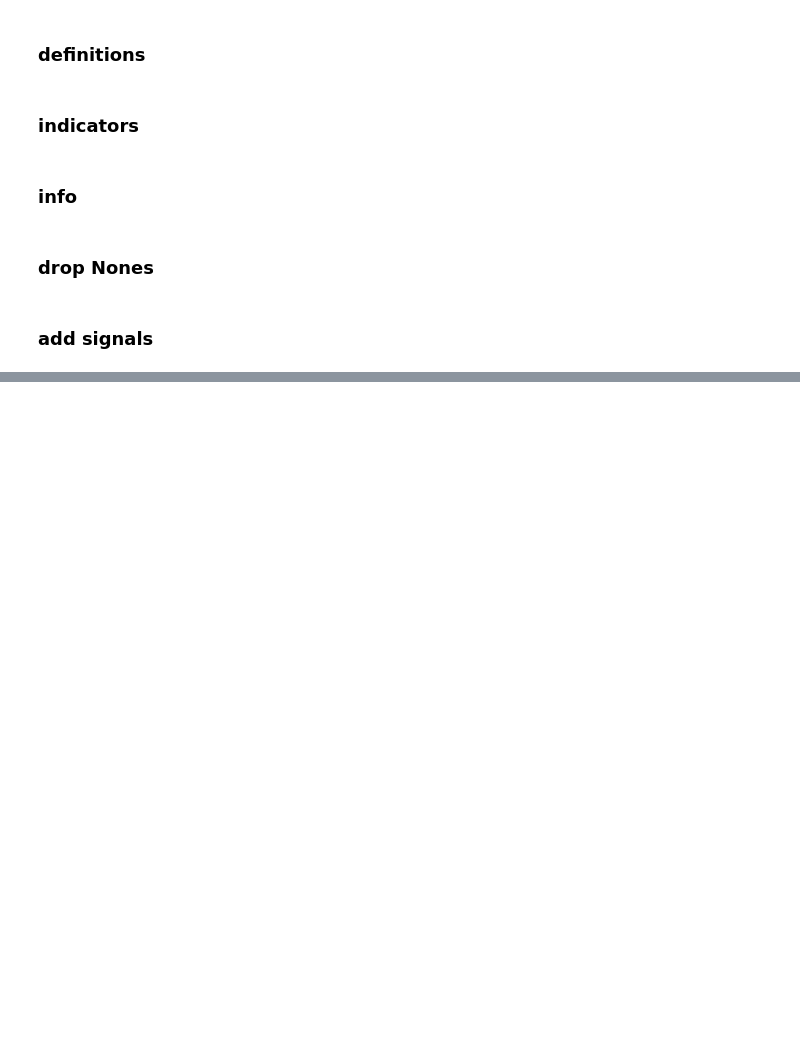
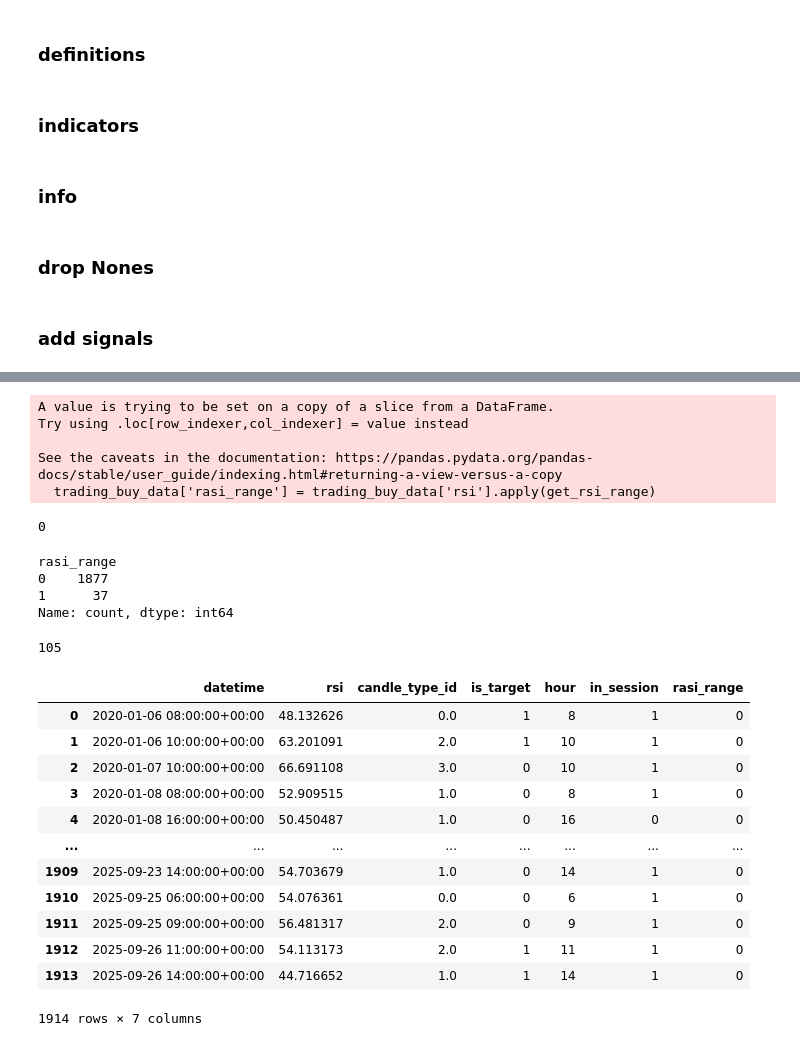
Before and after one commit to s0hei1/data_labs, a Jupyter notebook: financial_markets/0001_gbpusd_1h_backtest/gbp_usd_1h_backtest.ipynb, the cells around one changed output, grey strips where cells are left out. Cells and saved outputs as stored; diff of their text form; code cells hidden in the pictures; blank space fills up the shorter version.

```diff
--- a/financial_markets/0001_gbpusd_1h_backtest/gbp_usd_1h_backtest.ipynb
+++ b/financial_markets/0001_gbpusd_1h_backtest/gbp_usd_1h_backtest.ipynb
@@ -232,0 +277,2 @@ AutoOrderedDict([('total', 1066),
+# %%
+trading_buy_data['hour'] = trading_buy_data['datetime'].apply(lambda d : int(str(d).split()[1].split(':')[0]))
@@ -232,0 +285,2 @@ AutoOrderedDict([('total', 1066),
+# %%
+trading_buy_data['in_session'] = trading_buy_data['hour'].apply(lambda h : 1 if h in range(4,16) else 0)
@@ -232,0 +297,47 @@ AutoOrderedDict([('total', 1066),
+# %%
+def get_rsi_range(rsi):
+    if 30 <= rsi <= 70:
+        return 0
+    if rsi > 70:
+        return 1
+    if rsi < 30:
+        return 2
+# %%
+trading_buy_data['rasi_range'] = trading_buy_data['rsi'].apply(get_rsi_range)
+# %% [output]
+A value is trying to be set on a copy of a slice from a DataFrame.
+Try using .loc[row_indexer,col_indexer] = value instead
+
+See the caveats in the documentation: https://pandas.pydata.org/pandas-docs/stable/user_guide/indexing.html#returning-a-view-versus-a-copy
+  trading_buy_data['rasi_range'] = trading_buy_data['rsi'].apply(get_rsi_range)
+# %%
+len(trading_buy_data[(trading_buy_data['is_target'] == 1) & (trading_buy_data['rasi_range'] == 2)])
+# %% [output]
+0
+# %%
+trading_buy_data['rasi_range'].value_counts()
+# %% [output]
+rasi_range
+0    1877
+1      37
+Name: count, dtype: int64
+# %%
+len(trading_buy_data[(trading_buy_data['is_target'] == 1) & (trading_buy_data['candle_type_id'] == 0.0) & (trading_buy_data['in_session'] == 0)])
+# %% [output]
+105
+# %%
+trading_buy_data
+# %% [output]
+|  | datetime | rsi | candle_type_id | is_target | hour | in_session | rasi_range |
+| 0 | 2020-01-06 08:00:00+00:00 | 48.132626 | 0.0 | 1 | 8 | 1 | 0 |
+| 1 | 2020-01-06 10:00:00+00:00 | 63.201091 | 2.0 | 1 | 10 | 1 | 0 |
+| 2 | 2020-01-07 10:00:00+00:00 | 66.691108 | 3.0 | 0 | 10 | 1 | 0 |
+| 3 | 2020-01-08 08:00:00+00:00 | 52.909515 | 1.0 | 0 | 8 | 1 | 0 |
+| 4 | 2020-01-08 16:00:00+00:00 | 50.450487 | 1.0 | 0 | 16 | 0 | 0 |
+| ... | ... | ... | ... | ... | ... | ... | ... |
+| 1909 | 2025-09-23 14:00:00+00:00 | 54.703679 | 1.0 | 0 | 14 | 1 | 0 |
+| 1910 | 2025-09-25 06:00:00+00:00 | 54.076361 | 0.0 | 0 | 6 | 1 | 0 |
+| 1911 | 2025-09-25 09:00:00+00:00 | 56.481317 | 2.0 | 0 | 9 | 1 | 0 |
+| 1912 | 2025-09-26 11:00:00+00:00 | 54.113173 | 2.0 | 1 | 11 | 1 | 0 |
+| 1913 | 2025-09-26 14:00:00+00:00 | 44.716652 | 1.0 | 1 | 14 | 1 | 0 |
+1914 rows × 7 columns
```
Also changed, not shown: parts of 22 cells of this notebook.
